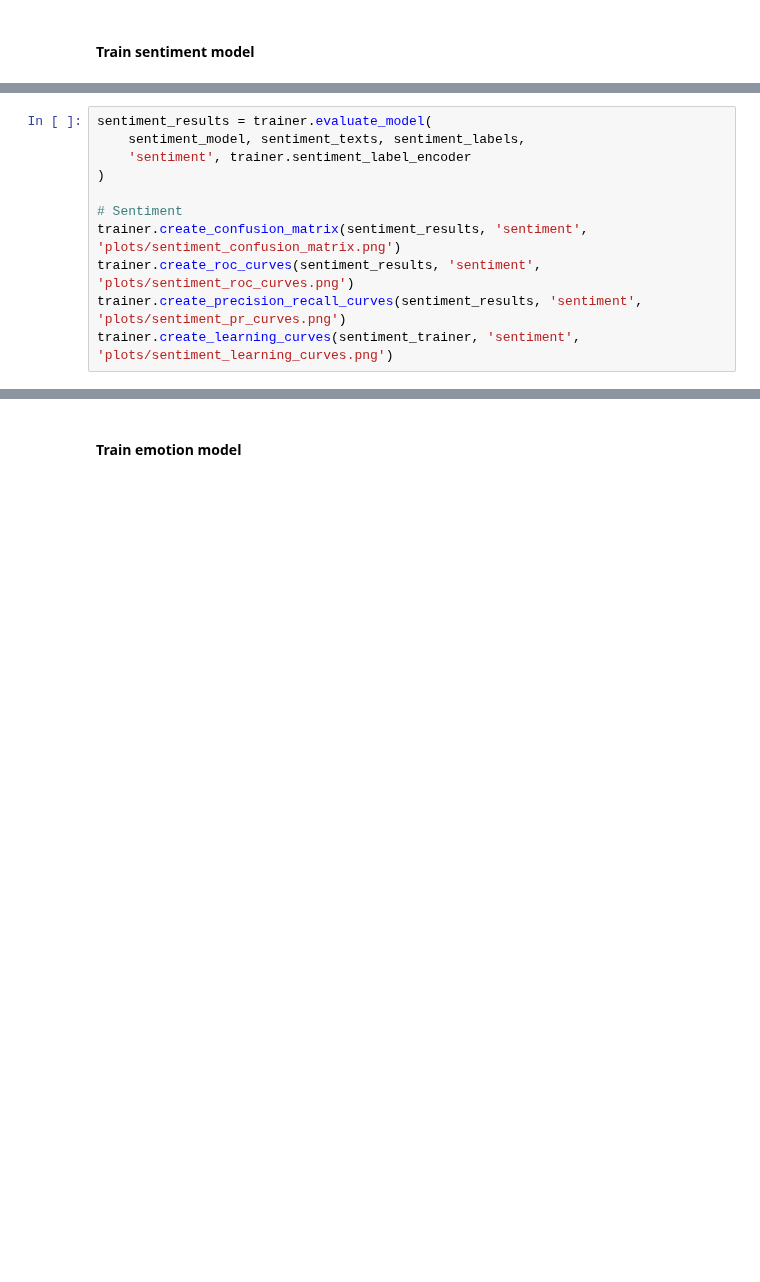
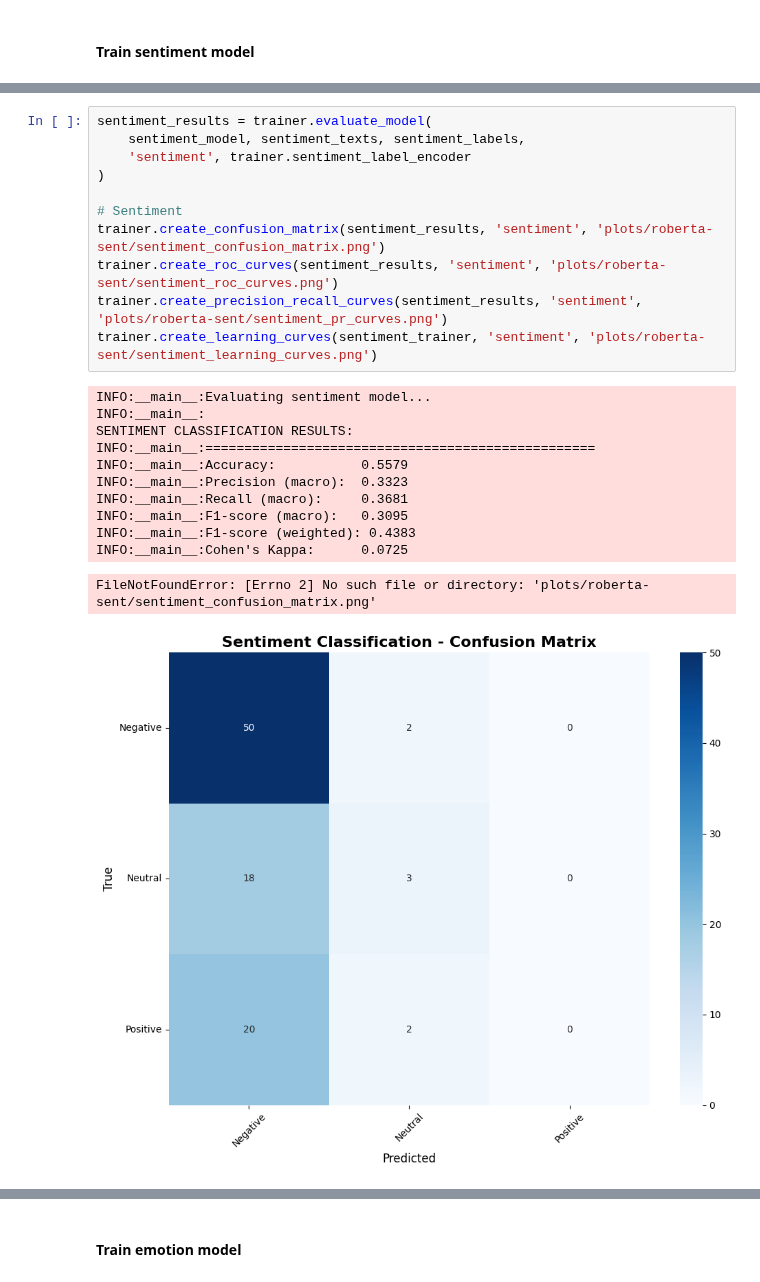
Before and after one commit to lapsapthong-16/multitask, a Jupyter notebook: model-training.ipynb, the cells around one changed output, grey strips where cells are left out. Drawn from its saved outputs; the diff is of its cells as text; blank space fills up the shorter version.

Commit message:
save sentiment model

```diff
--- a/model-training.ipynb
+++ b/model-training.ipynb
@@ -893,11 +910,24 @@ sentiment_model, sentiment_trainer = trainer.train_model(
 # %%
 sentiment_results = trainer.evaluate_model(
     sentiment_model, sentiment_texts, sentiment_labels,
     'sentiment', trainer.sentiment_label_encoder
 )
 
 # Sentiment
-trainer.create_confusion_matrix(sentiment_results, 'sentiment', 'plots/sentiment_confusion_matrix.png')
-trainer.create_roc_curves(sentiment_results, 'sentiment', 'plots/sentiment_roc_curves.png')
-trainer.create_precision_recall_curves(sentiment_results, 'sentiment', 'plots/sentiment_pr_curves.png')
-trainer.create_learning_curves(sentiment_trainer, 'sentiment', 'plots/sentiment_learning_curves.png')
+trainer.create_confusion_matrix(sentiment_results, 'sentiment', 'plots/roberta-sent/sentiment_confusion_matrix.png')
+trainer.create_roc_curves(sentiment_results, 'sentiment', 'plots/roberta-sent/sentiment_roc_curves.png')
+trainer.create_precision_recall_curves(sentiment_results, 'sentiment', 'plots/roberta-sent/sentiment_pr_curves.png')
+trainer.create_learning_curves(sentiment_trainer, 'sentiment', 'plots/roberta-sent/sentiment_learning_curves.png')
+# %% [output]
+INFO:__main__:Evaluating sentiment model...
+INFO:__main__:
+SENTIMENT CLASSIFICATION RESULTS:
+INFO:__main__:==================================================
+INFO:__main__:Accuracy:           0.5579
+INFO:__main__:Precision (macro):  0.3323
+INFO:__main__:Recall (macro):     0.3681
+INFO:__main__:F1-score (macro):   0.3095
+INFO:__main__:F1-score (weighted): 0.4383
+INFO:__main__:Cohen's Kappa:      0.0725
+FileNotFoundError: [Errno 2] No such file or directory: 'plots/roberta-sent/sentiment_confusion_matrix.png'
+[figure, added]
```
Also changed, not shown: parts of 8 cells of this notebook, 10 other files.
